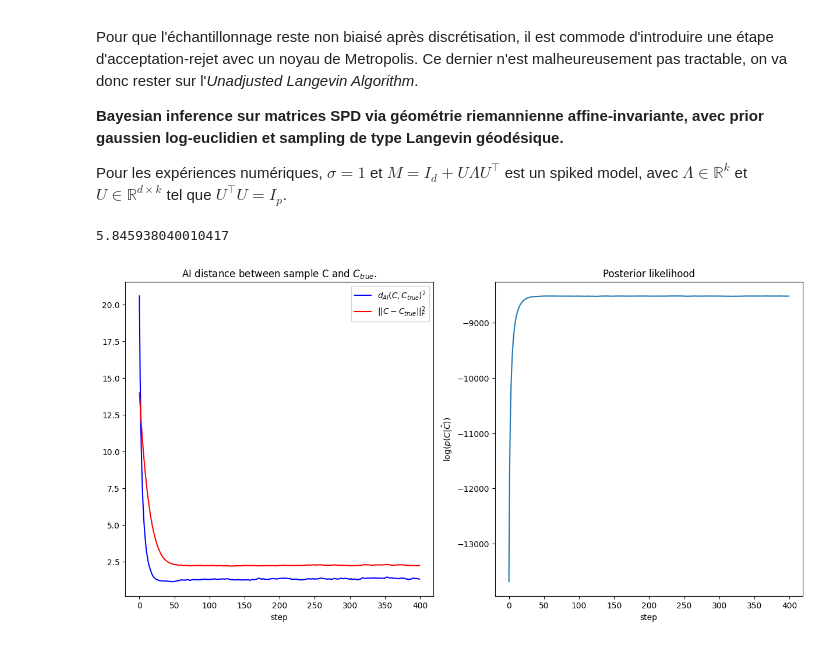
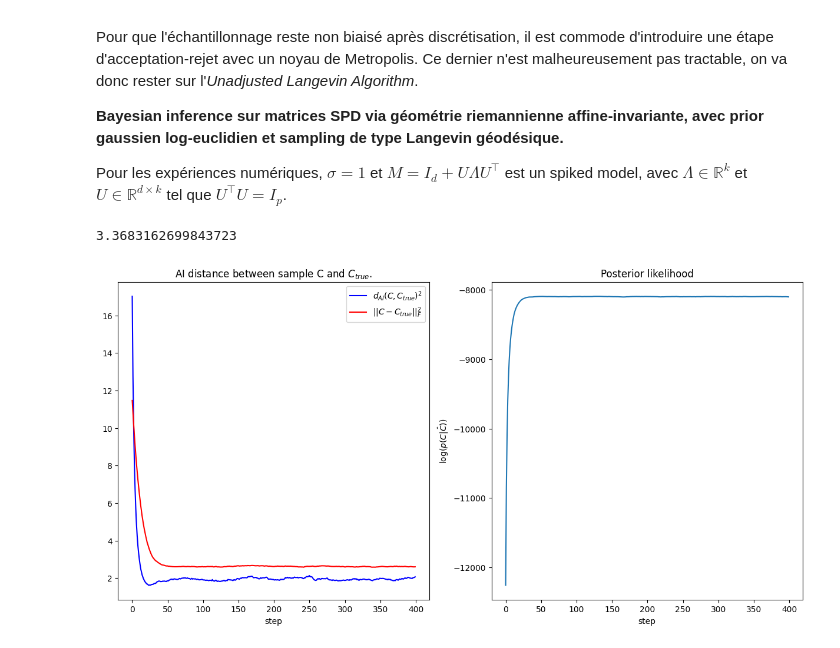
Before and after one commit to roomate/ML_from_scratch, a Jupyter notebook: random_algos.ipynb, the cells around one changed output. Drawn from its saved outputs; the diff is of its cells as text; code cells hidden in the pictures.

```diff
--- a/random_algos.ipynb
+++ b/random_algos.ipynb
@@ -1090,8 +1091,7 @@ def log_posterior(M, hat_C, C, sigma, n):
     return -1/(2 * sigma**2) * d_AI(inv_C_sqrt, M) - n/2 * np.trace(inv_C @ hat_C) - n/2*np.sum(np.log(D))
 
 #Decreasing variance makes convergence more challenging
-sigma=1/2
-
+sigma=1/3
 p=25
 n=500
 r=3
@@ -1115,7 +1115,7 @@ X=np.random.multivariate_normal(mean=np.zeros(p), cov=true_C, size=(n,))
 
 hat_C=X.T @ X/n
 
-def MALA(hat_C, init_C=np.eye(p), true_C=None, eta=5e-6, nb_iter: int=20000):
+def ULA(hat_C, init_C=np.eye(p), true_C=None, eta=5e-6, nb_iter: int=20000):
     """
     The Metropolis step has not yet been implemented.
     """
@@ -1136,33 +1136,33 @@ def MALA(hat_C, init_C=np.eye(p), true_C=None, eta=5e-6, nb_iter: int=20000):
         grad=grad_prior(sqrt_inv_C, sqrt_C, M) + grad_likelihood(C, hat_C)
         C=sqrt_C @ expm(sqrt_inv_C @ (eta * grad + np.sqrt(2*eta) * noise) @ sqrt_inv_C) @ sqrt_C
         assert np.isfinite(C).all(), "Sample has NaN entries"
 
         if i % 50 == 0:
             ll = log_posterior(M, hat_C, C, sigma, n)
             posterior_ll.append(ll.mean().item())
             if true_C is not None:
                 D_c, V_c = np.linalg.eigh(C)
                 sqrt_inv = V_c @ np.diag(1/np.sqrt(D_c)) @ V_c.mT
                 error.append(d_AI(sqrt_inv, true_C).item())
                 error_frob.append(np.linalg.norm(true_C-C, axis=(-1, -2)).item())
             pbar.set_description(f"log-post: {ll.mean():.2f}")
     return C, error, error_frob, posterior_ll
 
-C_post, error, error_frob, post_likelihood=MALA(hat_C=hat_C, init_C=np.eye(p), true_C=true_C)
+C_post, error, error_frob, post_likelihood=ULA(hat_C=hat_C, init_C=np.eye(p), true_C=true_C)
 
 fig, axes=plt.subplots(1, 2, figsize=(15, 7))
 axes[0].plot(error, color='b', label="$d_{AI}(C, C_{true})^2$")
 axes[0].plot(error_frob, color='red', label="$||C-C_{true}||_F^2$")
 axes[0].set_xlabel("step")
 axes[0].set_title("AI distance between sample C and $C_{true}$.")
 
 axes[1].plot(post_likelihood)
 axes[1].set_ylabel("$\\log(p(C|\\hat C))$")
 axes[1].set_xlabel("step")
 axes[1].set_title("Posterior likelihood")
 
 axes[0].legend()
 plt.show()
 # %% [output]
-5.845938040010417
+3.3683162699843723
-[figure, old version]
+[figure, new version]
```
Also changed, not shown: parts of 2 cells of this notebook, 6 other files.
